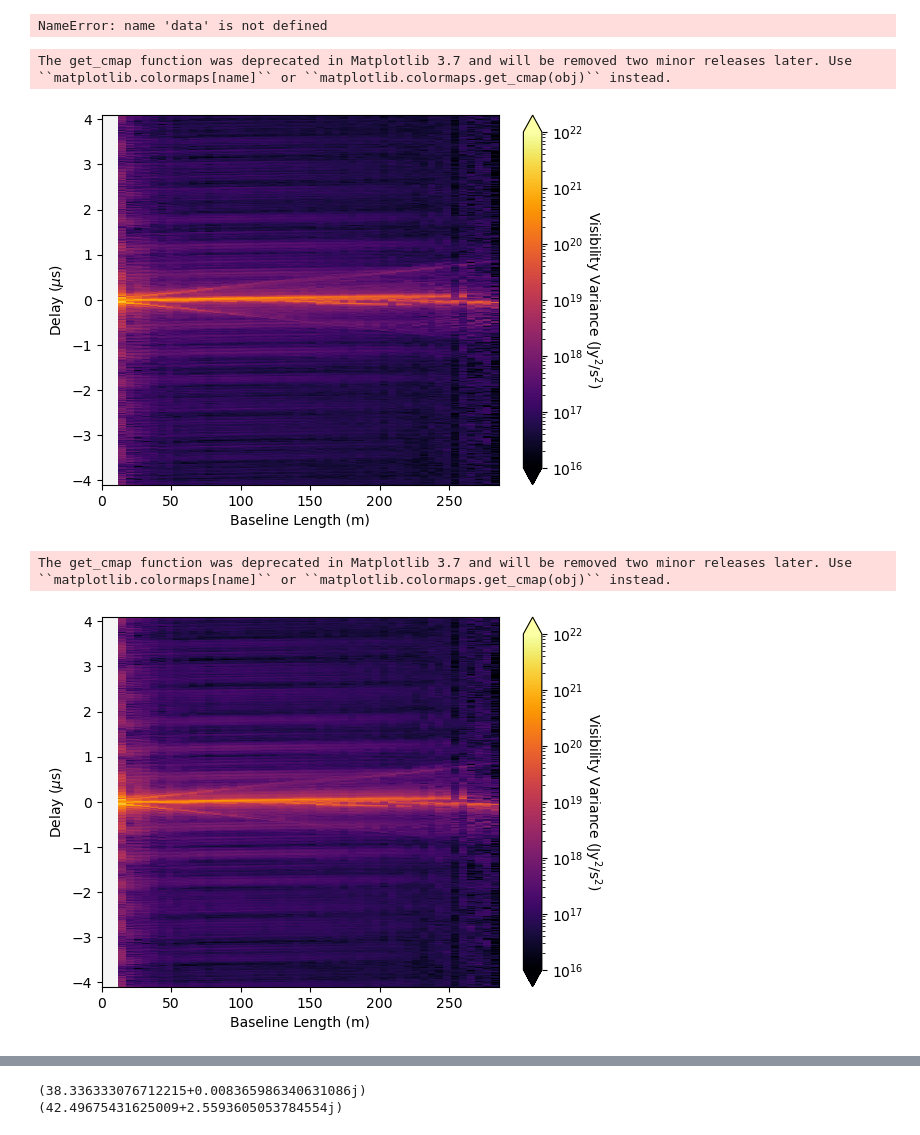
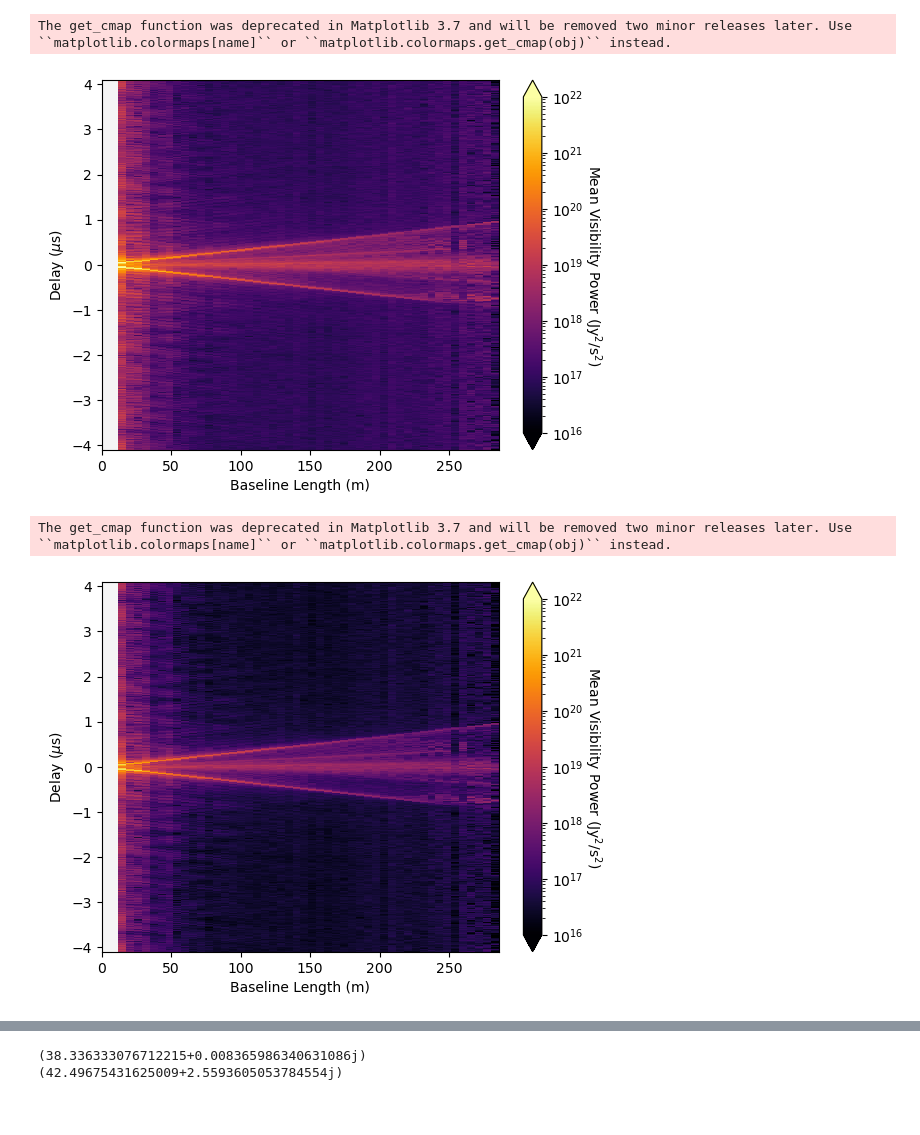
Before and after one commit to rlbyrne/rlb_hera, a Jupyter notebook: hera_data_viewer.ipynb, the cells around one changed output, grey strips where cells are left out. Cells and saved outputs as stored; diff of their text form; code cells hidden in the pictures.

Commit message:
updated plots

```diff
--- a/hera_data_viewer.ipynb
+++ b/hera_data_viewer.ipynb
@@ -11,17 +10,17 @@ importlib.reload(pyuvdata)
 # %%
-data_orig = pyuvdata.UVData()
-data_orig.read("/safepool/rbyrne/hera_data/H6C-data/2459861/zen.2459861.52096.sum.abs_calibrated.red_avg.uvh5")
-model = pyuvdata.UVData()
-model.read("/safepool/rbyrne/hera_data/interpolated_models/zen.2459861.52096.sum.abs_calibrated.red_avg_model.uvfits")
-data_calibrated = pyuvdata.UVData()
-data_calibrated.read("/safepool/rbyrne/hera_abscal/zen.2459861.52096.sum.abs_calibrated.red_avg_abscal.uvfits")
-#data.read("/safepool/rbyrne/hera_data/H4C-Abscal-Model/zen.2458894.16911.uvh5")
+# data_orig = pyuvdata.UVData()
+# data_orig.read("/safepool/rbyrne/hera_data/H6C-data/2459861/zen.2459861.52096.sum.abs_calibrated.red_avg.uvh5")
+# model = pyuvdata.UVData()
+# model.read("/safepool/rbyrne/hera_data/interpolated_models/zen.2459861.52096.sum.abs_calibrated.red_avg_model.uvfits")
+data_abscal = pyuvdata.UVData()
+data_abscal.read(
+    "/safepool/rbyrne/hera_abscal/zen.2459861.45004.sum.abs_calibrated.red_avg_abscal_May24.uvfits"
+)
+data_dwabscal = pyuvdata.UVData()
+data_dwabscal.read(
+    "/safepool/rbyrne/hera_abscal/zen.2459861.45004.sum.abs_calibrated.red_avg_dw_abscal.uvfits"
+)
+# data.read("/safepool/rbyrne/hera_data/H4C-Abscal-Model/zen.2458894.16911.uvh5")
-# %%
-bl_lengths = np.sqrt(np.sum(data.uvw_array**2.0, axis=1))
-plt.hist(bl_lengths, bins=100)
-plt.show()
-# %% [output]
-NameError: name 'data' is not defined
 # %%
 def plot_visibilities(uvdata):
 
@@ -95,22 +94,22 @@ def plot_visibilities(uvdata):
 
     cbar = plt.colorbar(extend="both")
     cbar.ax.set_ylabel(
-        "Visibility Variance (Jy$^{2}$/s$^2$)", rotation=270, labelpad=15
+        "Mean Visibility Power (Jy$^{2}$/s$^2$)", rotation=270, labelpad=15
     )
     plt.xlabel("Baseline Length (m)")
     plt.ylim([np.min(delay_array) * 1e6, np.max(delay_array) * 1e6])
     plt.ylabel("Delay ($\mu$s)")
     plt.show()
 # %%
-plot_visibilities(data_orig)
+plot_visibilities(data_abscal)
 # %% [output]
 The get_cmap function was deprecated in Matplotlib 3.7 and will be removed two minor releases later. Use ``matplotlib.colormaps[name]`` or ``matplotlib.colormaps.get_cmap(obj)`` instead.
-[figure, old version]
+[figure, new version]
 # %%
-plot_visibilities(data_calibrated)
+plot_visibilities(data_dwabscal)
 # %% [output]
 The get_cmap function was deprecated in Matplotlib 3.7 and will be removed two minor releases later. Use ``matplotlib.colormaps[name]`` or ``matplotlib.colormaps.get_cmap(obj)`` instead.
-[figure, old version]
+[figure, new version]
 # %%
 plot_visibilities(model)
 # %% [output]
```
Also changed, not shown: parts of 11 cells of this notebook.
